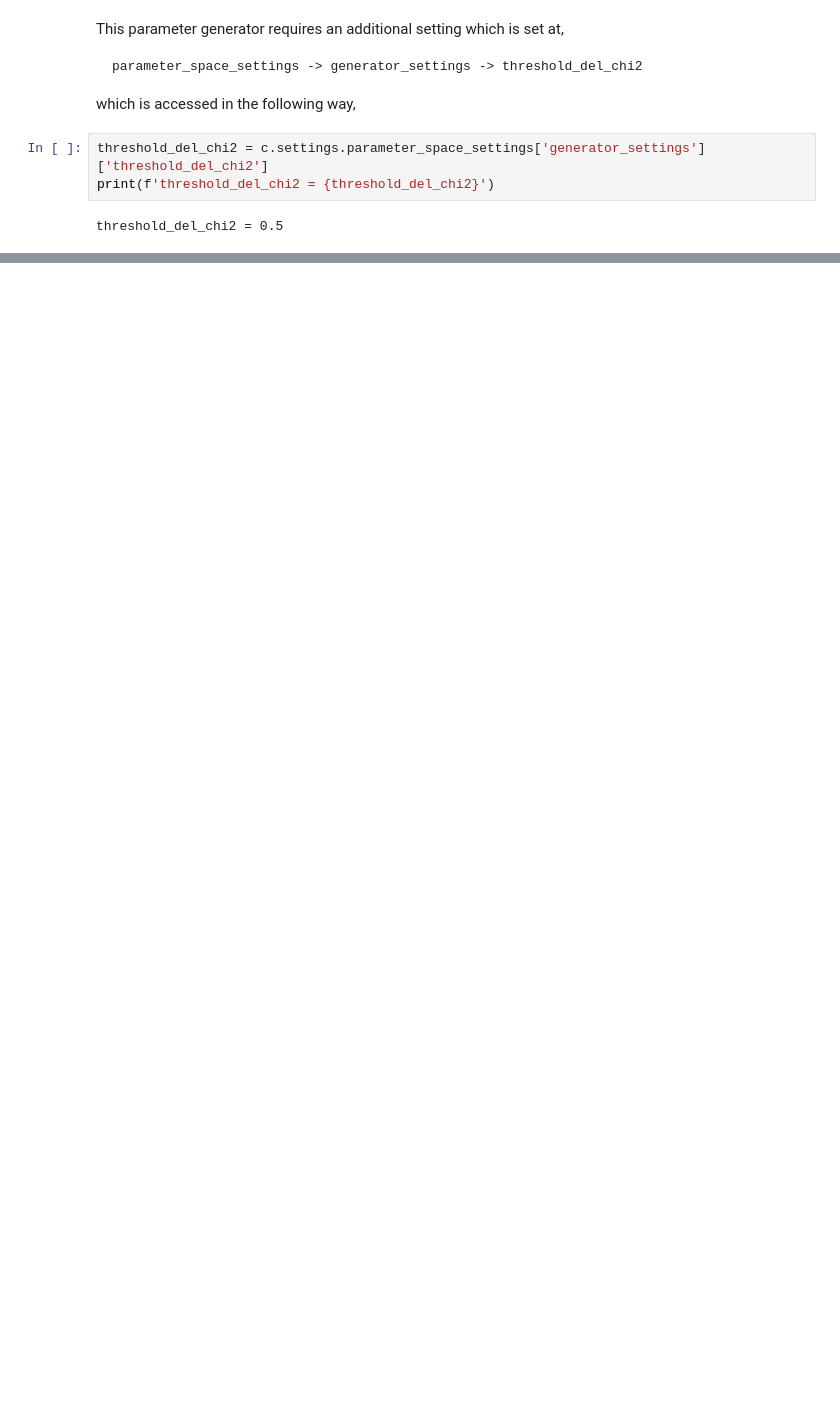
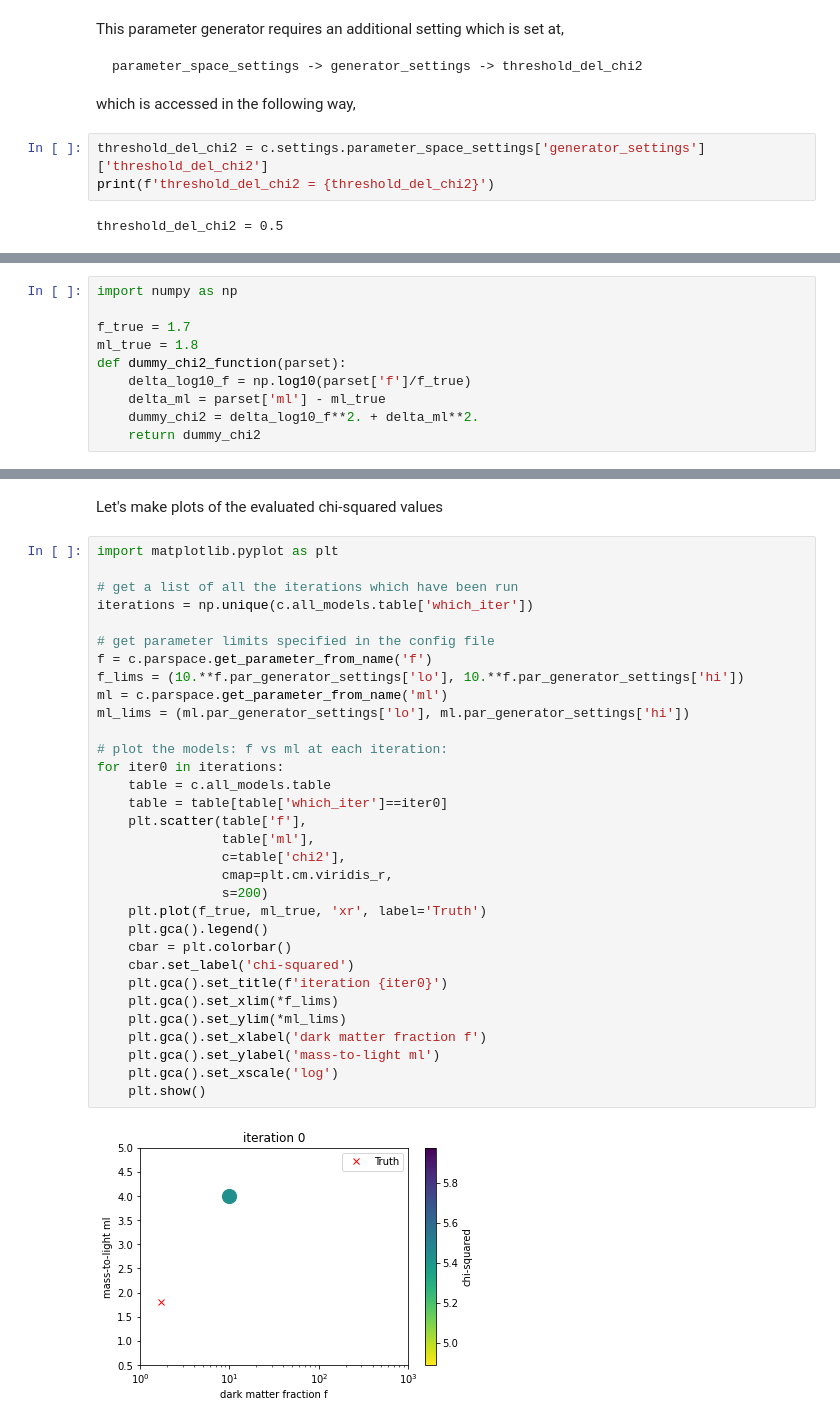
Before and after one commit to dynamics-of-stellar-systems/dynamite_tutorials, a Jupyter notebook: parameter_space.ipynb, the cells around one changed output, grey strips where cells are left out. Saved outputs shown, nothing was run; the diff lists cells and outputs as text; blank space fills up the shorter version.

```diff
--- a/parameter_space.ipynb
+++ b/parameter_space.ipynb
@@ -185,0 +189,10 @@ These have the following mwaning,
+# %%
+import numpy as np
+
+f_true = 1.7
+ml_true = 1.8
+def dummy_chi2_function(parset):
+    delta_log10_f = np.log10(parset['f']/f_true)
+    delta_ml = parset['ml'] - ml_true
+    dummy_chi2 = delta_log10_f**2. + delta_ml**2.
+    return dummy_chi2
@@ -185,0 +227,36 @@ These have the following mwaning,
+# %% [markdown]
+Let's make plots of the evaluated chi-squared values
+# %%
+import matplotlib.pyplot as plt
+
+# get a list of all the iterations which have been run
+iterations = np.unique(c.all_models.table['which_iter'])
+
+# get parameter limits specified in the config file
+f = c.parspace.get_parameter_from_name('f')
+f_lims = (10.**f.par_generator_settings['lo'], 10.**f.par_generator_settings['hi'])
+ml = c.parspace.get_parameter_from_name('ml')
+ml_lims = (ml.par_generator_settings['lo'], ml.par_generator_settings['hi'])
+
+# plot the models: f vs ml at each iteration:
+for iter0 in iterations:
+    table = c.all_models.table
+    table = table[table['which_iter']==iter0]
+    plt.scatter(table['f'],
+                table['ml'],
+                c=table['chi2'],
+                cmap=plt.cm.viridis_r,
+                s=200)
+    plt.plot(f_true, ml_true, 'xr', label='Truth')
+    plt.gca().legend()
+    cbar = plt.colorbar()
+    cbar.set_label('chi-squared')
+    plt.gca().set_title(f'iteration {iter0}')
+    plt.gca().set_xlim(*f_lims)
+    plt.gca().set_ylim(*ml_lims)
+    plt.gca().set_xlabel('dark matter fraction f')
+    plt.gca().set_ylabel('mass-to-light ml')
+    plt.gca().set_xscale('log')
+    plt.show()
+# %% [output]
+[figure, added]
```
Also changed, not shown: parts of 13 cells of this notebook, 1 other file.
